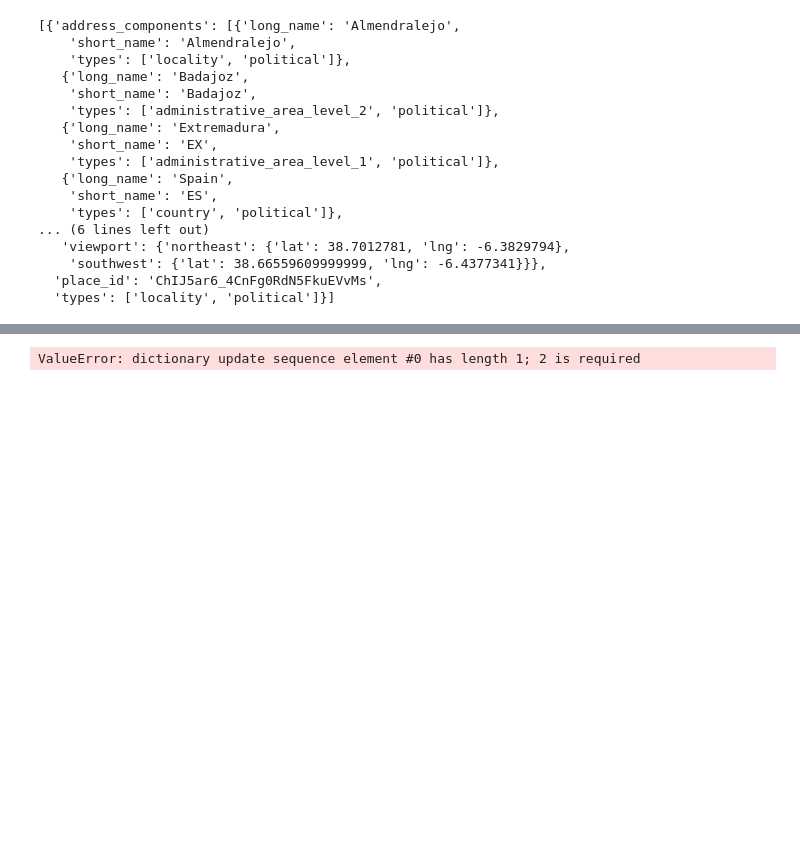
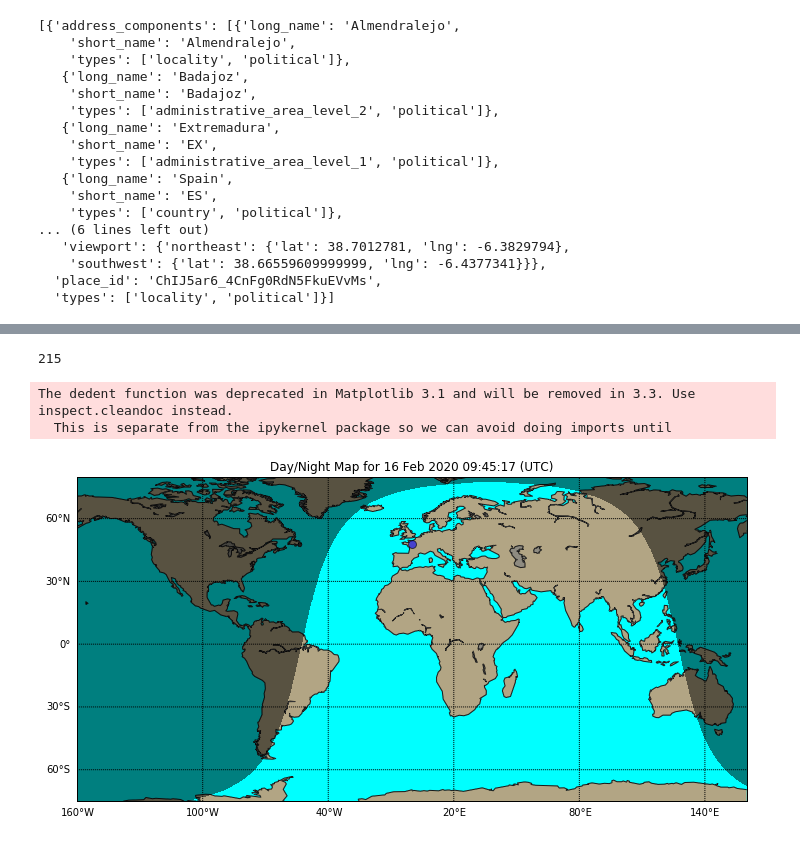
Before and after one commit to mharias/gallo_aurora, a Jupyter notebook: gallo.ipynb, the cells around one changed output, grey strips where cells are left out. Cells and saved outputs as stored; diff of their text form; code cells hidden in the pictures; blank space fills up the shorter version.

```diff
--- a/gallo.ipynb
+++ b/gallo.ipynb
@@ -655,4 +536,0 @@ cities
-# %%
-cities.loc[cities['localizacion']==dict("{'lat': -8.8146556, 'lng': 13.2301756}"),['Ciudad']]='MMadrid'
-# %% [output]
-ValueError: dictionary update sequence element #0 has length 1; 2 is required
@@ -660,0 +537,28 @@ cities.loc[(cities['Pais']=='Angola') & (cities['Ciudad']=='MMadrid'),['Ciudad']
+# %%
+(horas>ahora).sum()
+# %% [output]
+215
+# %%
+def mapa(path,lat,long,color,ciudad):
+    plt.figure(figsize=(12,6))
+    map = Basemap(llcrnrlon=-160, llcrnrlat=-75,urcrnrlon=160,urcrnrlat=80,lon_0=100)
+    map.drawcoastlines()
+    map.drawparallels(np.arange(-90,90,30),labels=[1,0,0,0])
+    map.drawmeridians(np.arange(map.lonmin,map.lonmax+30,60),labels=[0,0,0,1])
+    map.drawmapboundary(fill_color='aqua')
+    map.fillcontinents(color='coral', alpha=0.7, lake_color='grey')
+    map.drawcoastlines(linewidth=0.1, color="white")
+    date = datetime.datetime.utcnow()
+    CS=map.nightshade(date)
+    map.plot(long,lat, linestyle='none', marker="o", markersize=8,
+         alpha=0.6, c=color, markeredgecolor="black", markeredgewidth=1)
+    plt.title('Day/Night Map for {} (UTC)'.format(date.strftime("%d %b %Y %H:%M:%S")))
+    plt.savefig(path)
+    plt.show()
+    return
+# %%
+mapa('prueba.png',48,0,'blue','Madrid')
+# %% [output]
+The dedent function was deprecated in Matplotlib 3.1 and will be removed in 3.3. Use inspect.cleandoc instead.
+  This is separate from the ipykernel package so we can avoid doing imports until
+[figure, added]
```
Also changed, not shown: parts of 40 cells of this notebook, 2 other files.
